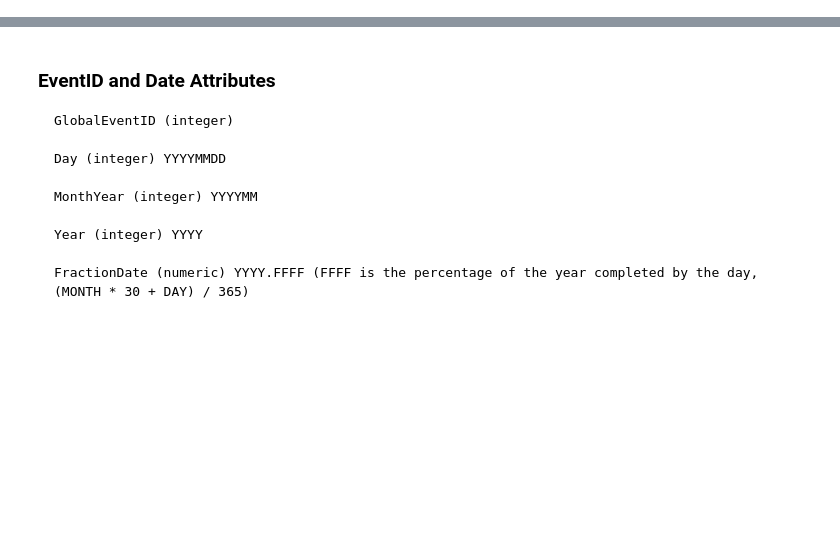
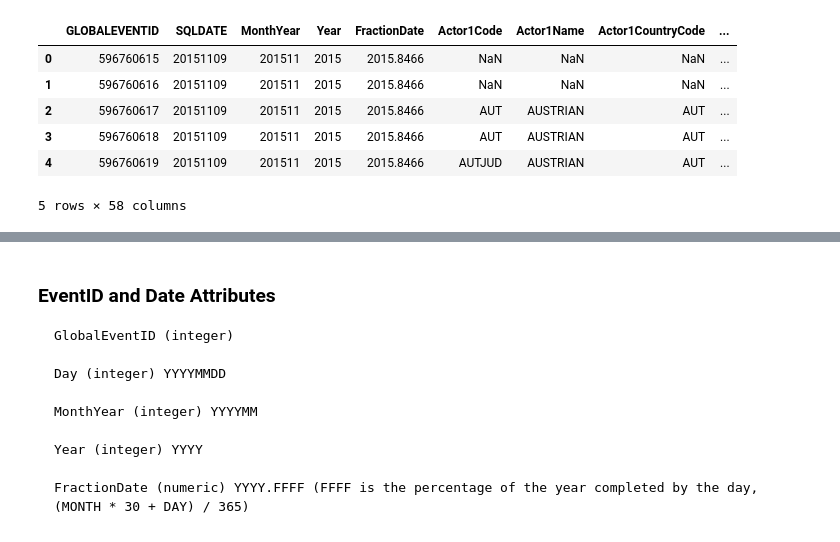
Before and after one commit to eistre91/thinkful-projects, a Jupyter notebook: GDELT-Scratch.ipynb, the cells around one changed output, grey strips where cells are left out. Cells and saved outputs as stored; diff of their text form; code cells hidden in the pictures; blank space fills up the shorter version.

```diff
--- a/GDELT-Scratch.ipynb
+++ b/GDELT-Scratch.ipynb
@@ -0,0 +51,10 @@
+# %%
+df_small.head()
+# %% [output]
+|  | GLOBALEVENTID | SQLDATE | MonthYear | Year | FractionDate | Actor1Code | Actor1Name | Actor1CountryCode | ... |
+| 0 | 596760615 | 20151109 | 201511 | 2015 | 2015.8466 | NaN | NaN | NaN | ... |
+| 1 | 596760616 | 20151109 | 201511 | 2015 | 2015.8466 | NaN | NaN | NaN | ... |
+| 2 | 596760617 | 20151109 | 201511 | 2015 | 2015.8466 | AUT | AUSTRIAN | AUT | ... |
+| 3 | 596760618 | 20151109 | 201511 | 2015 | 2015.8466 | AUT | AUSTRIAN | AUT | ... |
+| 4 | 596760619 | 20151109 | 201511 | 2015 | 2015.8466 | AUTJUD | AUSTRIAN | AUT | ... |
+5 rows × 58 columns
```
Also changed, not shown: parts of 25 cells of this notebook, 5 other files.
